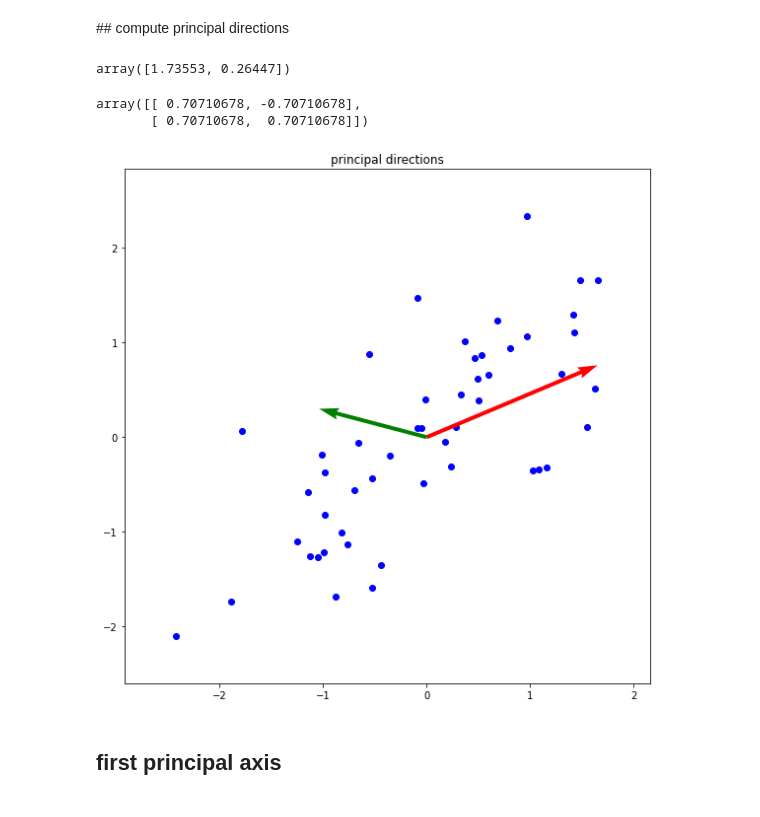
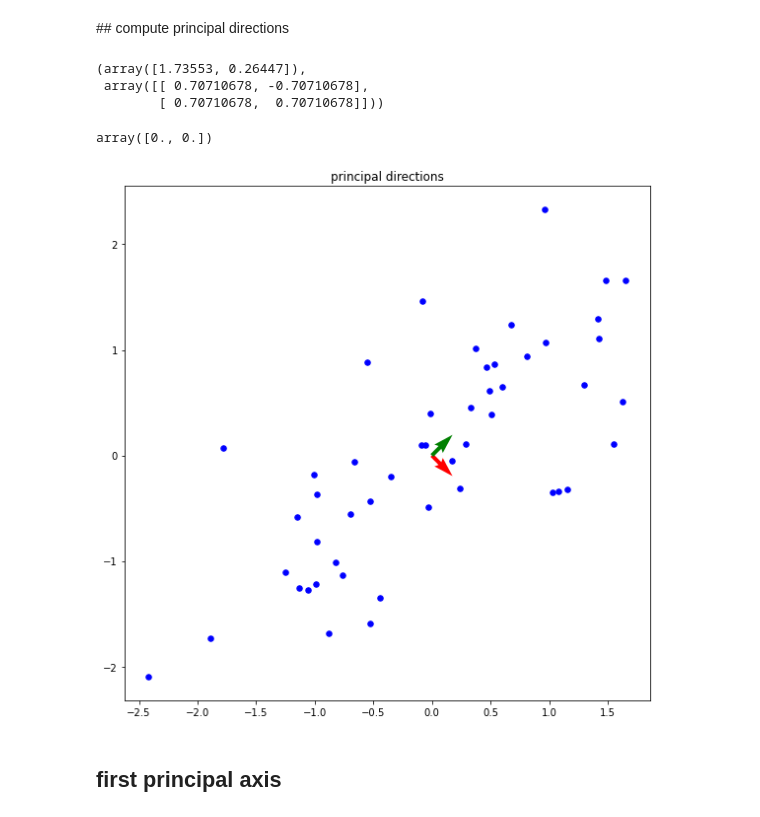
Before and after one commit to NahyukLEE/Machine-Learning-Practice, a Jupyter notebook: 12/assignment_12.ipynb, the cells around one changed output. Cells and saved outputs as stored; diff of their text form; code cells hidden in the pictures.

Commit message:
plot principal directions (scaling need)

```diff
--- a/12/assignment_12.ipynb
+++ b/12/assignment_12.ipynb
@@ -93,11 +97,7 @@ array([[1.     , 0.73553],
 # %%
-S, U = np.linalg.eig(compute_covariance(Z))
+S, U =compute_eigen(compute_covariance(Z))
+S, U
+# %% [output]
+(array([1.73553, 0.26447]),
+ array([[ 0.70710678, -0.70710678],
+        [ 0.70710678,  0.70710678]]))
-# %%
-S
-# %% [output]
-array([1.73553, 0.26447])
-# %%
-U
-# %% [output]
-array([[ 0.70710678, -0.70710678],
-       [ 0.70710678,  0.70710678]])
@@ -110,15 +104,20 @@ def compute_eigen(X):
+# %%
+np.zeros(2)
+# %% [output]
+array([0., 0.])
 # %%
 plt.figure(figsize=(8,8))
 plt.title('principal directions')
-# ===================================================
-# fill up the blank
-#
-#
-# ===================================================
+
+plt.scatter(Z[:,0], Z[:,1], s = 30, color = 'blue')
+o = np.zeros(2)
+
+plt.quiver(o, o, U[:,0], U[:,1], color=['r', 'g'])
+
 plt.tight_layout()
 plt.show()
 # %% [output]
-[figure, old version]
+[figure, new version]
 # %% [markdown]
 ## first principal axis
 # %%
```
Also changed, not shown: parts of 2 cells of this notebook.
